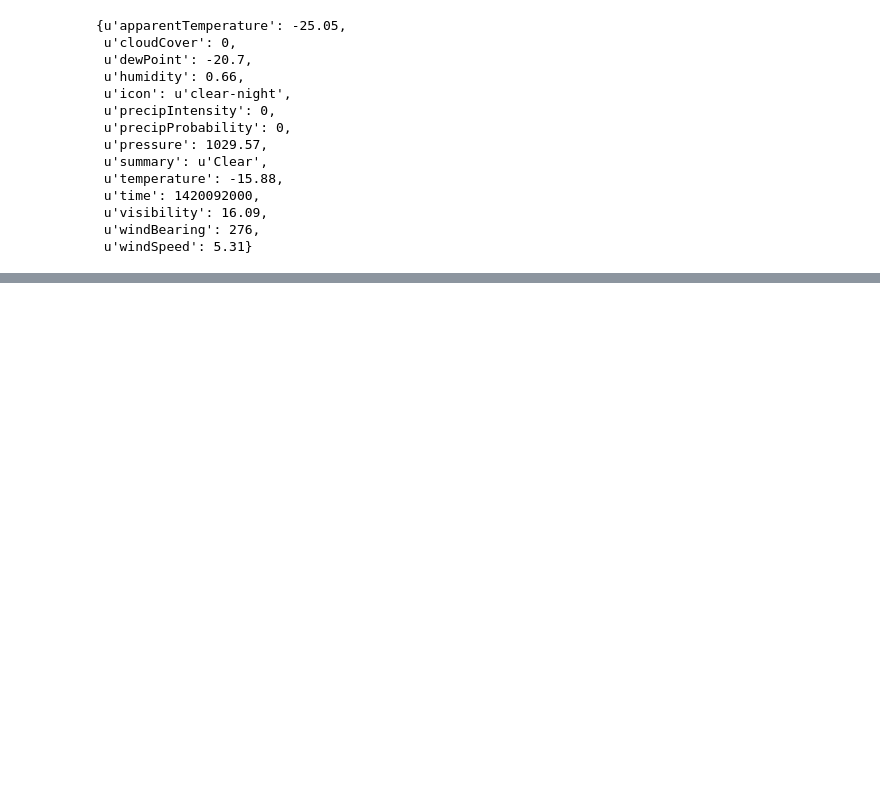
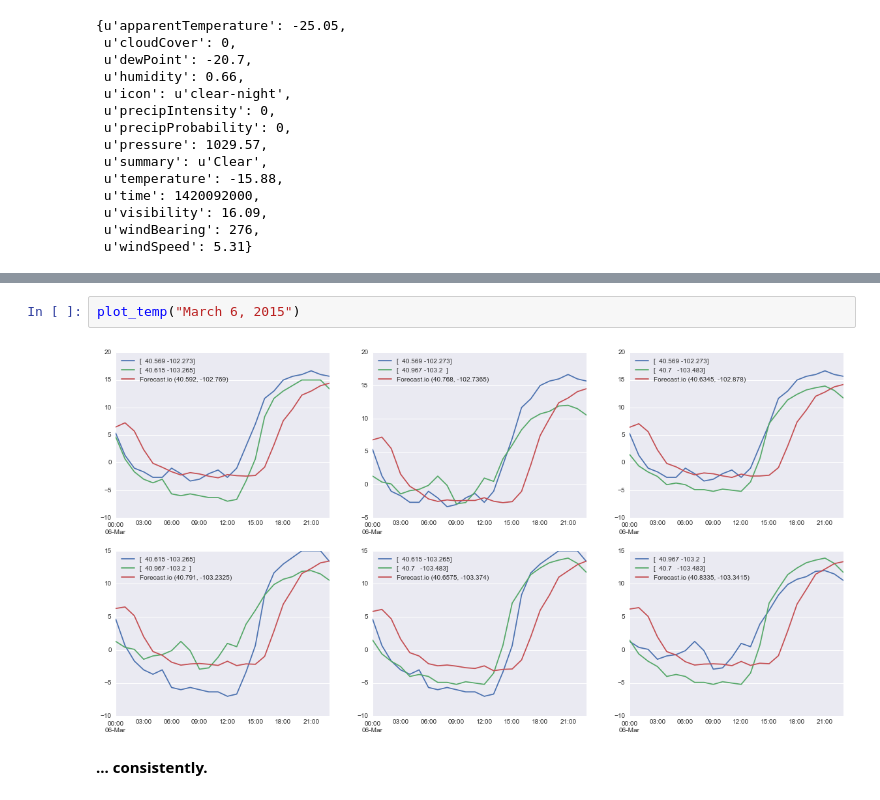
Before and after one commit to hack-c/weathergrab, a Jupyter notebook: Weather Data Demo.ipynb, the cells around one changed output, grey strips where cells are left out. Drawn from its saved outputs; the diff is of its cells as text; blank space fills up the shorter version.

```diff
--- a/Weather Data Demo.ipynb
+++ b/Weather Data Demo.ipynb
@@ -236,0 +255,6 @@ for i in range(6):
+# %%
+plot_temp("March 6, 2015")
+# %% [output]
+[figure, added]
+# %% [markdown]
+**... consistently.**
```
Also changed, not shown: parts of 7 cells of this notebook.
